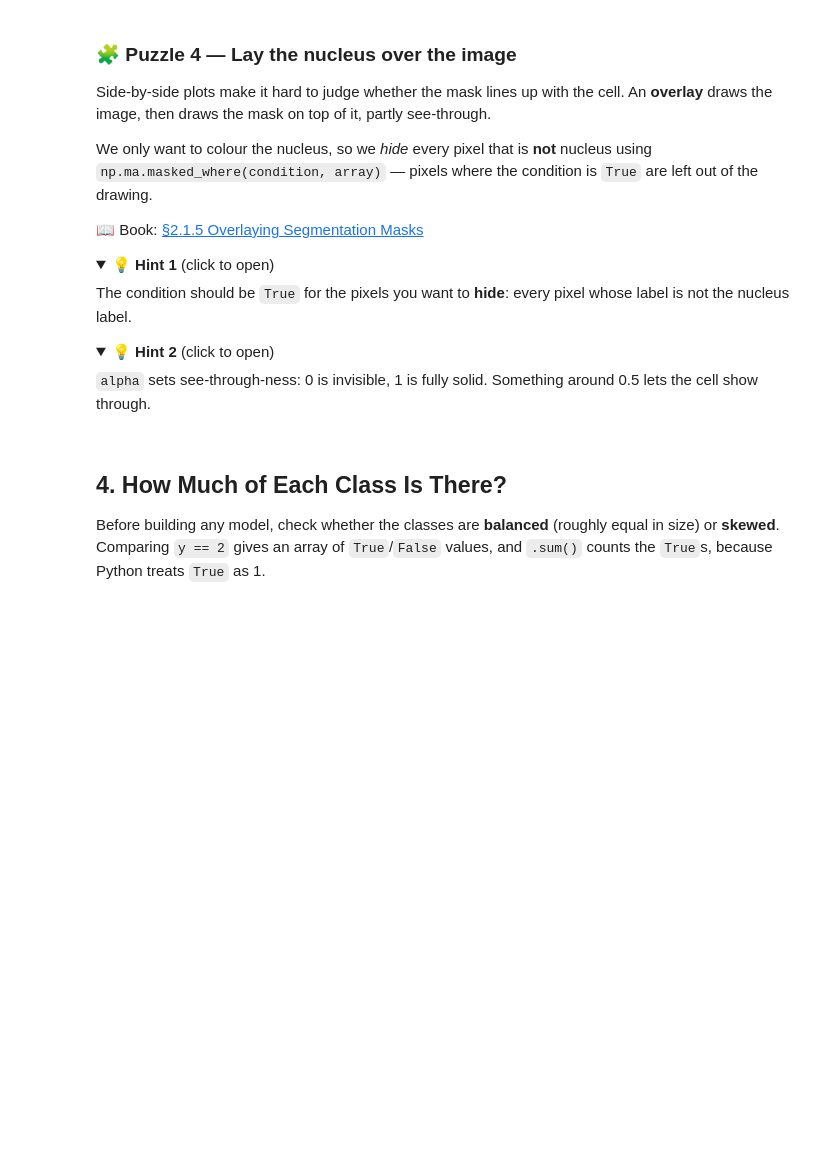
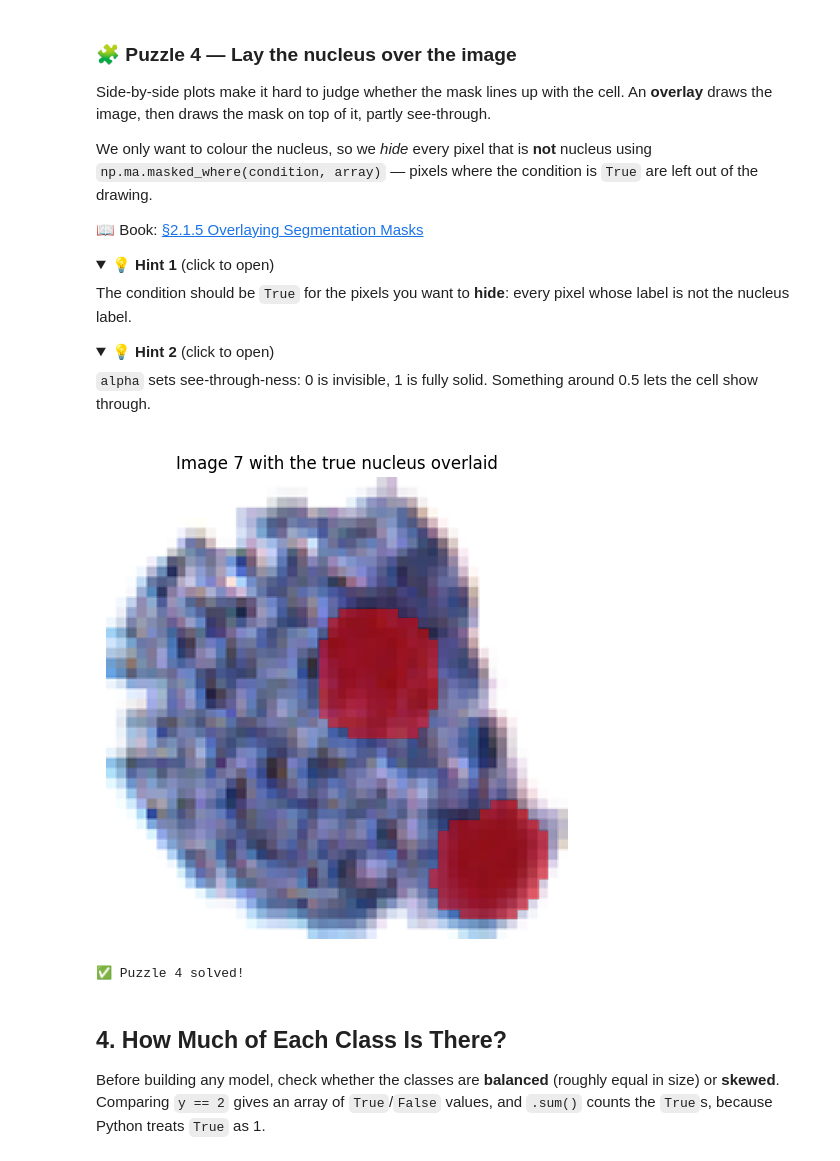
Before and after one commit to tarangoc/2048-game, a Jupyter notebook: Labs/Lab1_exploratory_analysis.ipynb, the cells around one changed output. Cells and saved outputs as stored; diff of their text form; code cells hidden in the pictures; folded sections open; blank space fills up the shorter version.

```diff
--- a/Labs/Lab1_exploratory_analysis.ipynb
+++ b/Labs/Lab1_exploratory_analysis.ipynb
@@ -268,18 +274,21 @@ The condition should be `True` for the pixels you want to **hide**: every pixel
 
 </details>
 # %%
-nucleus_only = np.ma.masked_where(mask7 != ___, mask7)
+nucleus_only = np.ma.masked_where(mask7 != 2, mask7)
 
 fig, ax = plt.subplots(figsize=(6, 6))
 ax.imshow(img7_hwc)
-ax.imshow(nucleus_only, cmap='autumn', alpha=___)
+ax.imshow(nucleus_only, cmap='autumn', alpha=0.5)
 ax.set_title('Image 7 with the true nucleus overlaid')
 ax.axis('off')
 plt.show()
 
 # ── Check ──
 assert nucleus_only.count() == (mask7 == 2).sum(), "Only nucleus pixels should be left visible"
 print("✅ Puzzle 4 solved!")
+# %% [output]
+[figure, added]
+✅ Puzzle 4 solved!
 # %% [markdown]
 ## 4. How Much of Each Class Is There?
 
```
Also changed, not shown: parts of 11 cells of this notebook.
